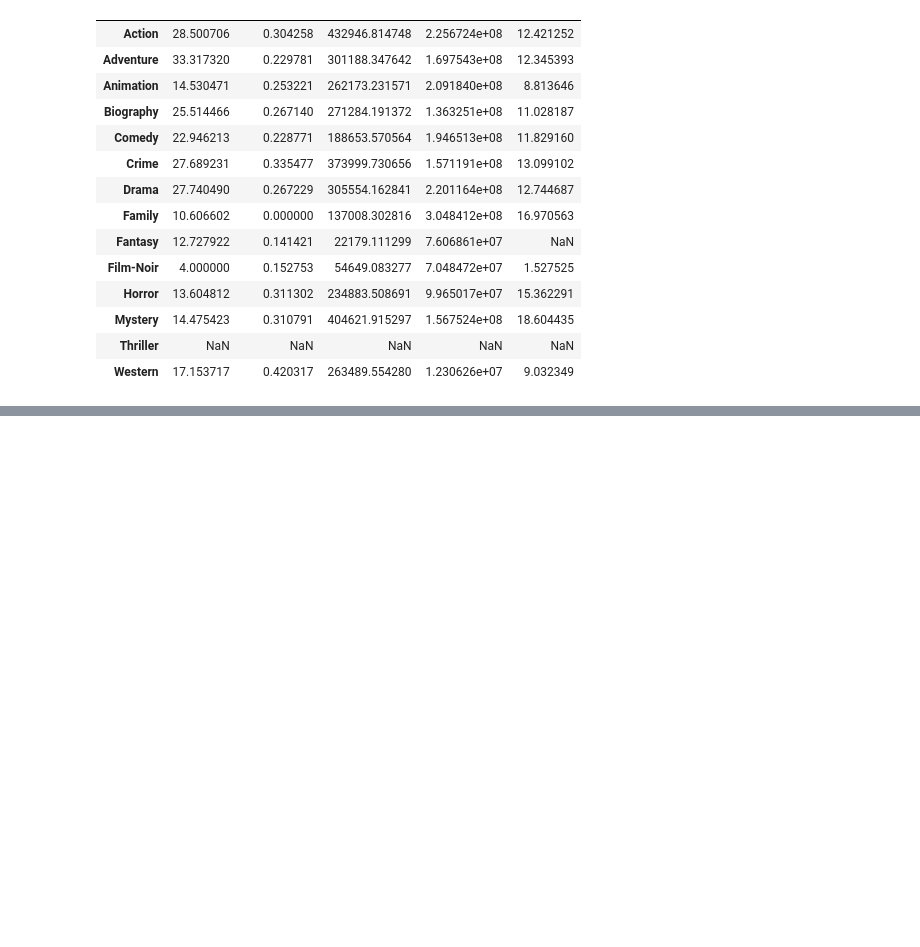
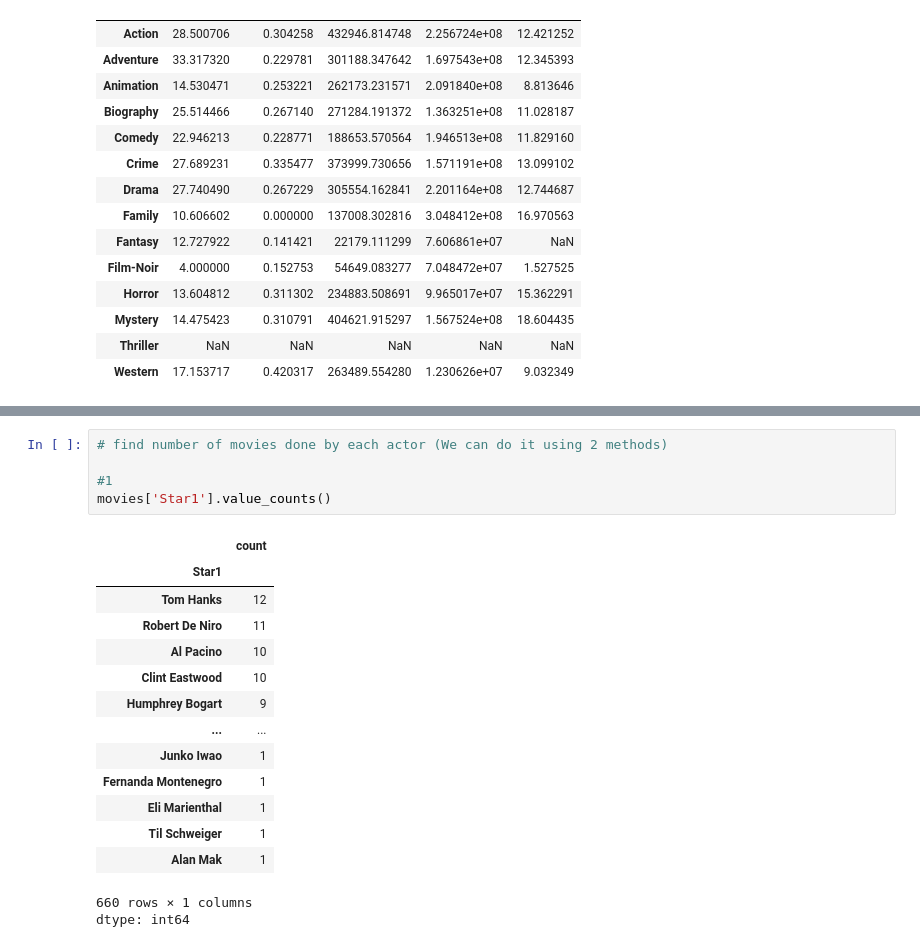
Before and after one commit to Muhammad-Waleed-Source/Pandas, a Jupyter notebook: Pandas_4_GroupBy_Object.ipynb, the cells around one changed output, grey strips where cells are left out. Cells and saved outputs as stored; diff of their text form; blank space fills up the shorter version.

Commit message:
practicing questions using groupby

```diff
--- a/Pandas_4_GroupBy_Object.ipynb
+++ b/Pandas_4_GroupBy_Object.ipynb
@@ -138,0 +194,21 @@ genres.std(numeric_only=True)
+# %%
+# find number of movies done by each actor (We can do it using 2 methods)
+
+#1
+movies['Star1'].value_counts()
+# %% [output]
+|  | count |
+| Star1 |  |
+| Tom Hanks | 12 |
+| Robert De Niro | 11 |
+| Al Pacino | 10 |
+| Clint Eastwood | 10 |
+| Humphrey Bogart | 9 |
+| ... | ... |
+| Junko Iwao | 1 |
+| Fernanda Montenegro | 1 |
+| Eli Marienthal | 1 |
+| Til Schweiger | 1 |
+| Alan Mak | 1 |
+660 rows × 1 columns
+dtype: int64
```
Also changed, not shown: parts of 6 cells of this notebook.
